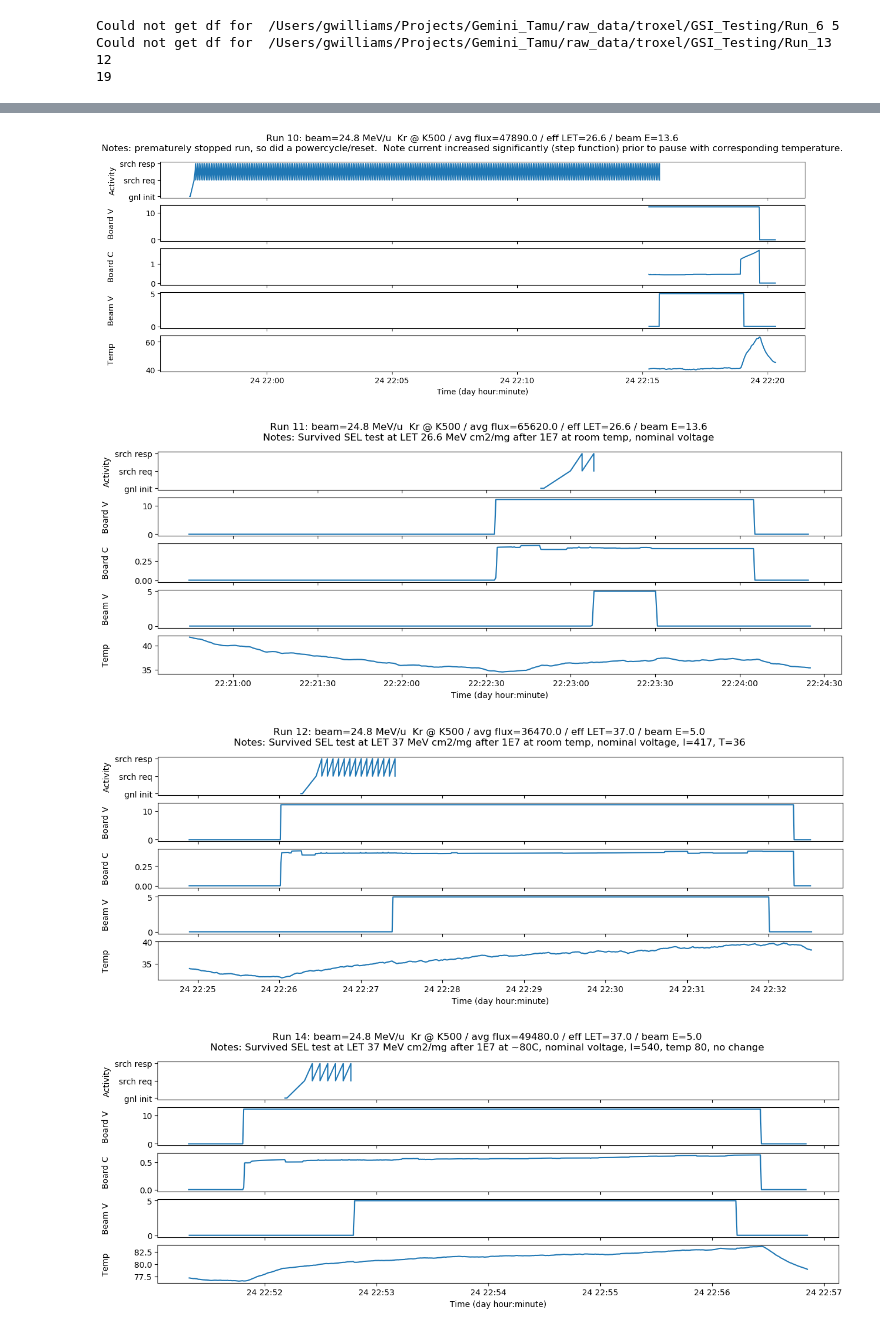
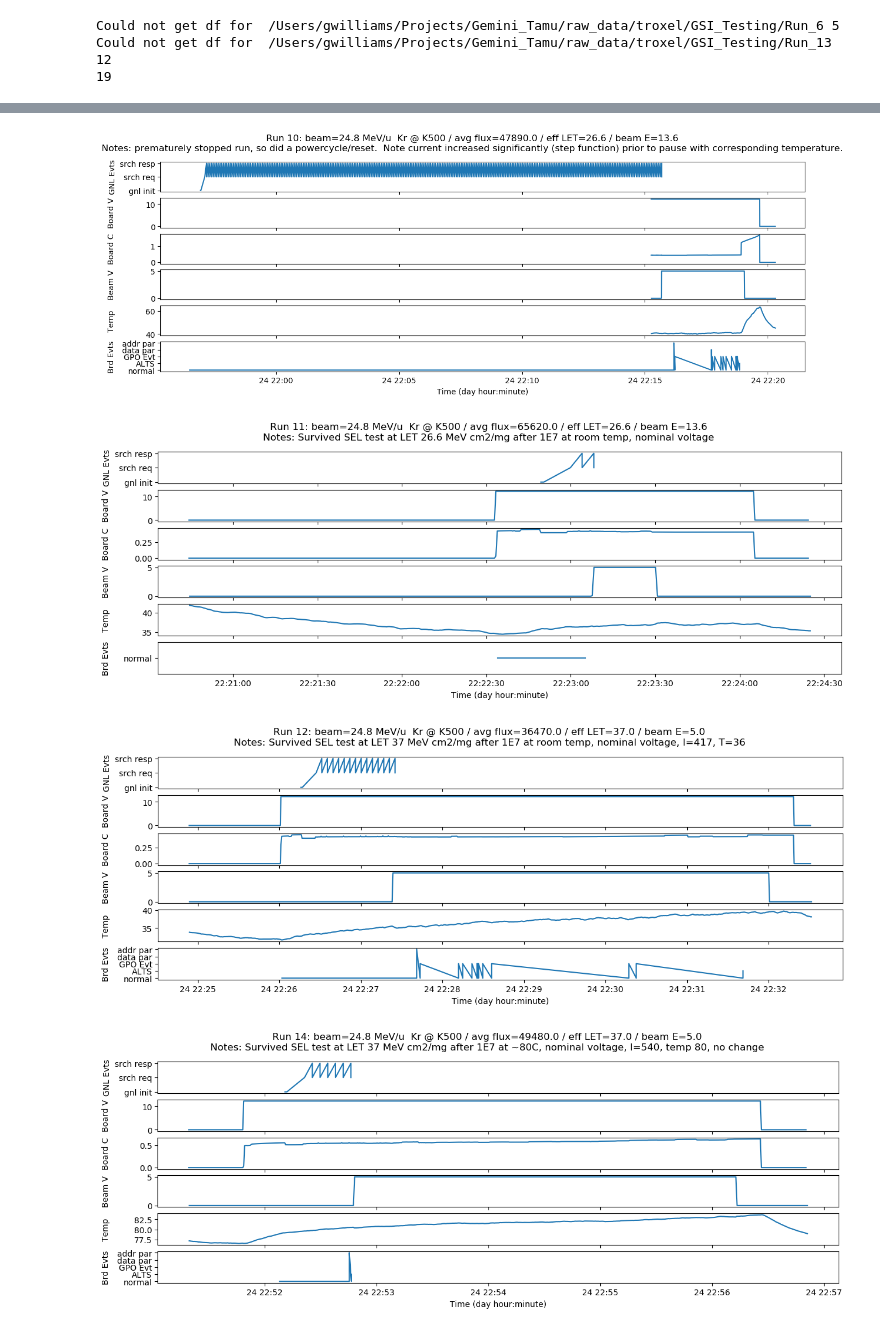
Before and after one commit to gosha1128/gemini_tamu_2019, a Jupyter notebook: tamu/george_data_proc.ipynb, the cells around one changed output, grey strips where cells are left out. Saved outputs shown, nothing was run; the diff lists cells and outputs as text; code cells hidden in the pictures.

```diff
--- a/tamu/george_data_proc.ipynb
+++ b/tamu/george_data_proc.ipynb
@@ -522,41 +637,48 @@ notes= Survived SEL test at LET 60.0 MeV cm2/mg after 1E7 at ~80C, nominal volta
 # %%
+# Plot all the Run graphs
+
 FSIZE = (15,5)
-
 
 def plot_all( gsi_ts, logs_marker, troxel_ts, voltages, current, \
              troxel_beamvoltages_ts, beam_voltages, troxel_temp_ts, \
-             temps, fname, subtitle, notes):
+             temps, minicom_ts, minicom_markers, fname, subtitle, notes):
     if (gsi_ts ==None ): return
 
-    fig, axes = plt.subplots(5,1, sharex = True, figsize=FSIZE,dpi=100)
+    fig, axes = plt.subplots(6,1, sharex = True, figsize=FSIZE,dpi=100)
     #print(fig, axes)
+
+    axes[5].set_yticks([-1,0,1,2,3])
+    axes[5].set_yticklabels(["normal","ALTS","GPO Evt", "data par","addr par"])
 
     axes[0].set_yticks([-1,0,1])
     axes[0].set_yticklabels(["gnl init","srch req", "srch resp"])
 
     axes[-1].set_xlabel("Time (day hour:minute)")
 
-    axes[0].set_ylabel("Activity")
+    axes[0].set_ylabel("GNL Evts")
     axes[1].set_ylabel("Board V")
     axes[2].set_ylabel("Board C")
     axes[3].set_ylabel("Beam V")
     axes[4].set_ylabel("Temp")
+    axes[5].set_ylabel("Brd Evts")
 
     axes[0].plot(gsi_ts, logs_marker)
     axes[1].plot(troxel_ts, voltages)
     axes[2].plot(troxel_ts, current)
     axes[3].plot(troxel_beamvoltages_ts, beam_voltages)
     axes[4].plot(troxel_temp_ts, temps)
+    axes[5].plot(minicom_ts, minicom_markers)
 
-    #10
+    #10 == figsize[0]
     #axes[1].yaxis.set_label_coords(-0.103,0.5)
     #axes[2].yaxis.set_label_coords(-0.103,0.5)
 
-    #15
+    #15 == figsize[0]
     axes[1].yaxis.set_label_coords(-0.07,0.5)
     axes[2].yaxis.set_label_coords(-0.07,0.5)
     axes[3].yaxis.set_label_coords(-0.07,0.5)
     axes[4].yaxis.set_label_coords(-0.07,0.5)
+    axes[5].yaxis.set_label_coords(-0.07,0.5)
 
     fig.suptitle("%s\n%s" % ( "%s: %s" % (fname, subtitle), "Notes: %s" % notes))
     fig.savefig("%s.jpg" % fname,dpi=100,quality=100)
@@ -571,6 +693,8 @@ for i in range(len(all_dirs)):
     troxel_beamvoltages_ts = all_troxel_beamvoltages_ts[i]
     beam_voltages = all_beam_voltages[i]
     troxel_temp_ts = all_troxel_temp_ts[i]
+    minicom_ts = all_minicom_ts[i]
+    minicom_markers = all_minicom_markers[i]
     temps = all_temps[i]
     fname = all_dirs[i][2]
 
@@ -585,7 +709,7 @@ for i in range(len(all_dirs)):
     try:
         plot_all( gsi_ts, logs_marker, troxel_ts, voltages, current, \
              troxel_beamvoltages_ts, beam_voltages, troxel_temp_ts, \
-                 temps, fname, subtitle,notes )
+                 temps, minicom_ts, minicom_markers, fname, subtitle,notes )
     except:
-        print("Could not plot", i)
+        print("Could not plot Run", i+1)
 # %% [output]
@@ -600,5 +724,5 @@ for i in range(len(all_dirs)):
-[figure, old version]
+[figure, new version]
-[figure, old version]
+[figure, new version]
-[figure, old version]
+[figure, new version]
-[figure, old version]
+[figure, new version]
 ... (5 outputs left out)
```
Also changed, not shown: parts of 14 cells of this notebook.
